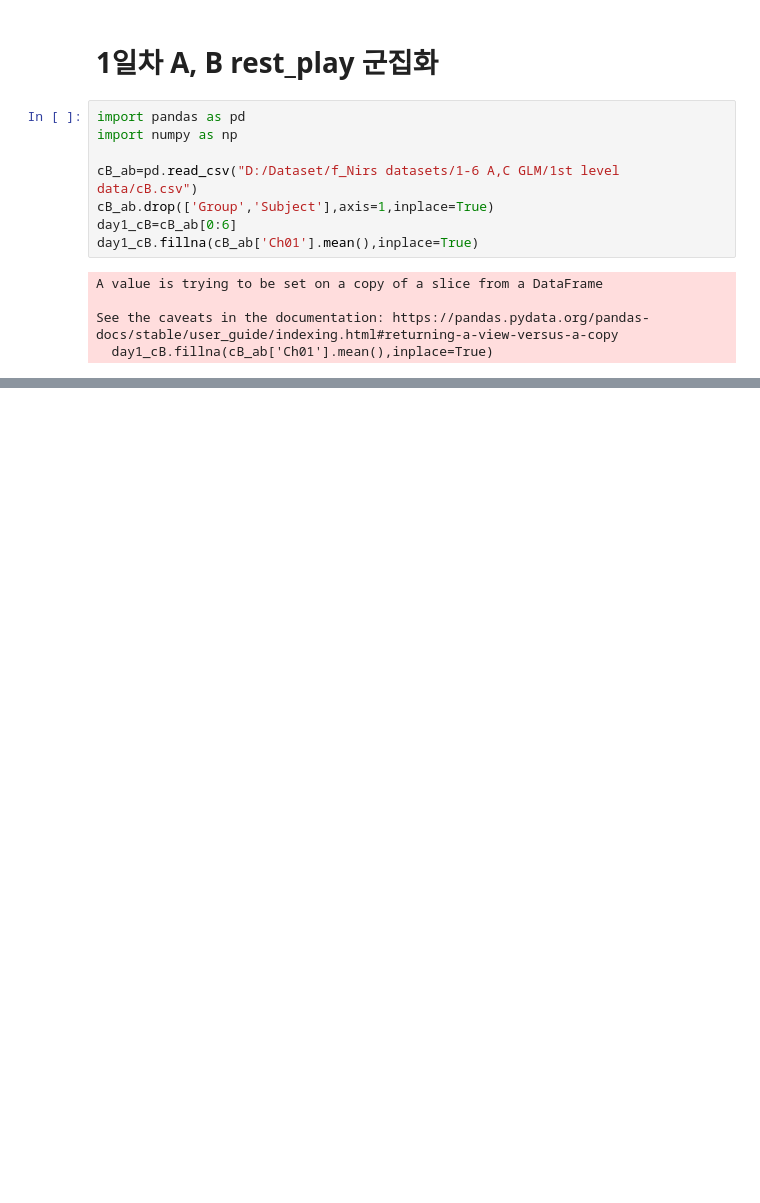
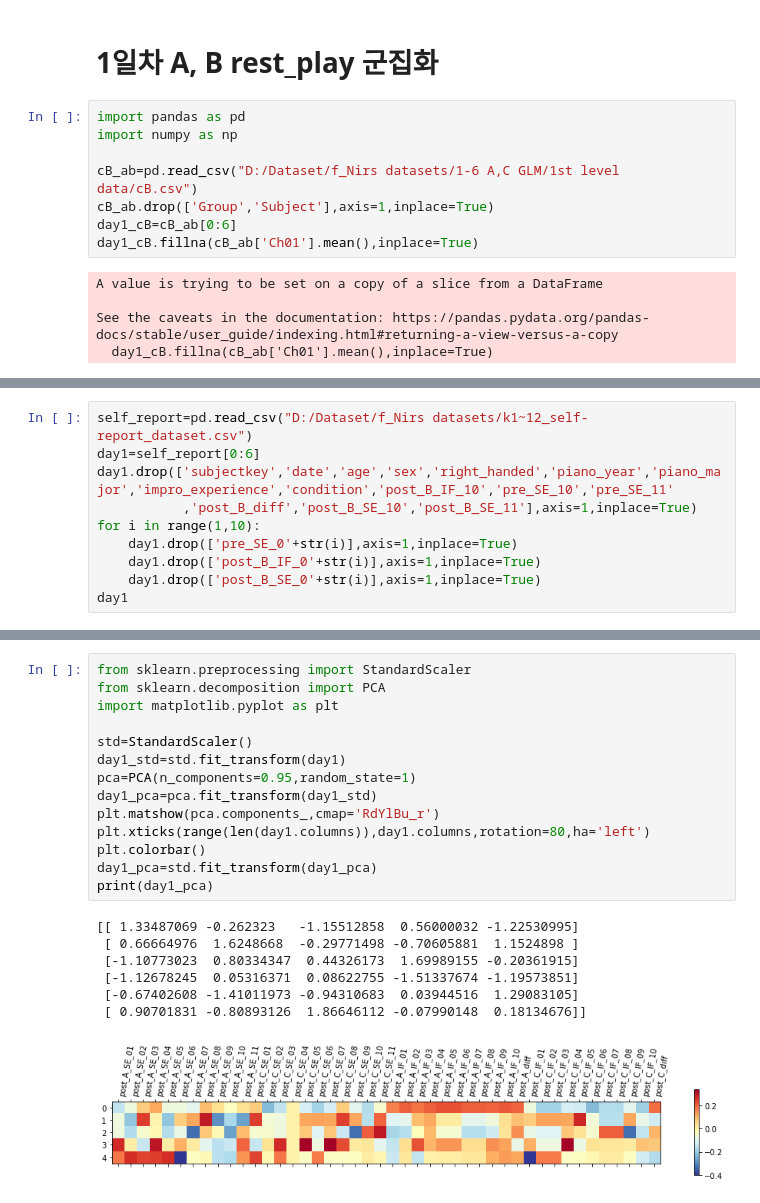
Before and after one commit to juhojang/fNIRS_analysis, a Jupyter notebook: clustering/day1_hierachy_ac.ipynb, the cells around one changed output, grey strips where cells are left out. Drawn from its saved outputs; the diff is of its cells as text; blank space fills up the shorter version.

```diff
--- a/clustering/day1_hierachy_ac.ipynb
+++ b/clustering/day1_hierachy_ac.ipynb
@@ -30,0 +60,10 @@ print(cluster)
+# %%
+self_report=pd.read_csv("D:/Dataset/f_Nirs datasets/k1~12_self-report_dataset.csv")
+day1=self_report[0:6]
+day1.drop(['subjectkey','date','age','sex','right_handed','piano_year','piano_major','impro_experience','condition','post_B_IF_10','pre_SE_10','pre_SE_11'
+           ,'post_B_diff','post_B_SE_10','post_B_SE_11'],axis=1,inplace=True)
+for i in range(1,10):
+    day1.drop(['pre_SE_0'+str(i)],axis=1,inplace=True)
+    day1.drop(['post_B_IF_0'+str(i)],axis=1,inplace=True)
+    day1.drop(['post_B_SE_0'+str(i)],axis=1,inplace=True)
+day1
@@ -30,0 +96,22 @@ print(cluster)
+# %%
+from sklearn.preprocessing import StandardScaler
+from sklearn.decomposition import PCA
+import matplotlib.pyplot as plt
+
+std=StandardScaler()
+day1_std=std.fit_transform(day1)
+pca=PCA(n_components=0.95,random_state=1)
+day1_pca=pca.fit_transform(day1_std)
+plt.matshow(pca.components_,cmap='RdYlBu_r')
+plt.xticks(range(len(day1.columns)),day1.columns,rotation=80,ha='left')
+plt.colorbar()
+day1_pca=std.fit_transform(day1_pca)
+print(day1_pca)
+# %% [output]
+[[ 1.33487069 -0.262323   -1.15512858  0.56000032 -1.22530995]
+ [ 0.66664976  1.6248668  -0.29771498 -0.70605881  1.1524898 ]
+ [-1.10773023  0.80334347  0.44326173  1.69989155 -0.20361915]
+ [-1.12678245  0.05316371  0.08622755 -1.51337674 -1.19573851]
+ [-0.67402608 -1.41011973 -0.94310683  0.03944516  1.29083105]
+ [ 0.90701831 -0.80893126  1.86646112 -0.07990148  0.18134676]]
+[figure, added]
```
Also changed, not shown: parts of 7 cells of this notebook.
